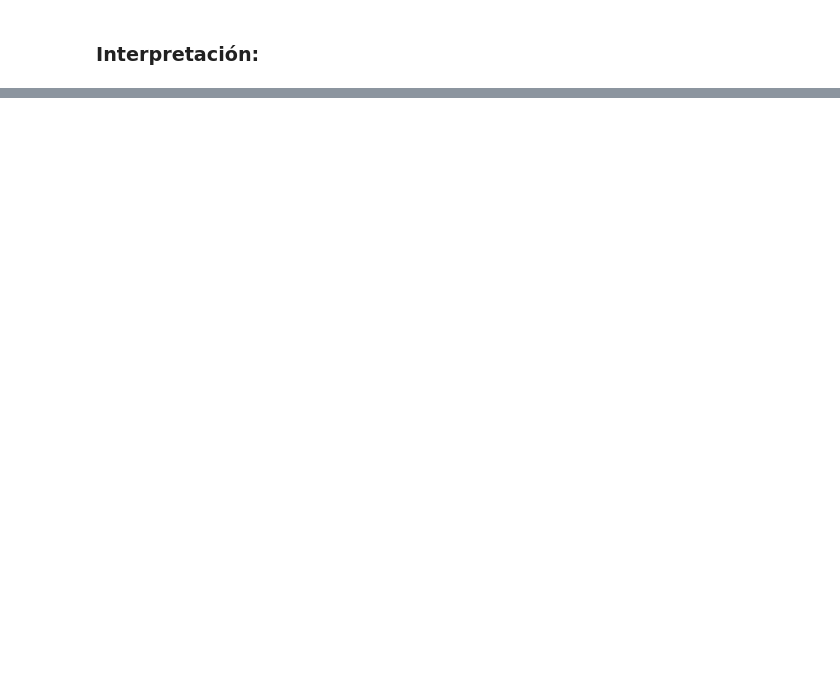
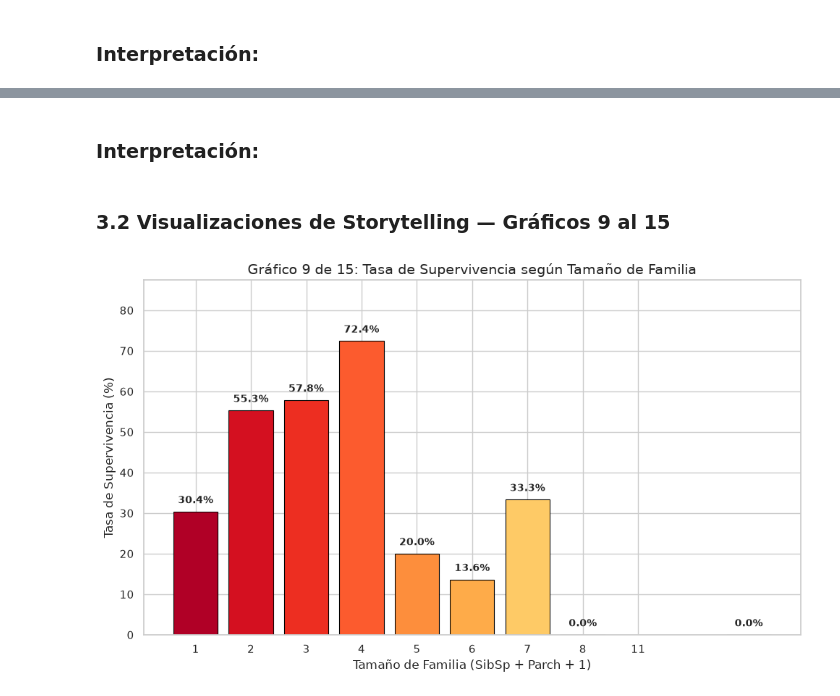
Before and after one commit to k3na1/preprocesamiento-titanic, a Jupyter notebook: titanic_analisis.ipynb, the cells around one changed output, grey strips where cells are left out. Saved outputs shown, nothing was run; the diff lists cells and outputs as text; code cells hidden in the pictures; blank space fills up the shorter version.

Commit message:
Ingeniería de Características y Visualizaciones Finales (Fase 3)

```diff
--- a/titanic_analisis.ipynb
+++ b/titanic_analisis.ipynb
@@ -277,0 +383,42 @@ plt.show()
+# %% [markdown]
+### Interpretación:
+# %% [markdown]
+### 3.2 Visualizaciones de Storytelling — Gráficos 9 al 15
+# %%
+# Gráfico 9 de 15: Tasa de Supervivencia según Tamaño de Familia
+# Este gráfico revela si viajar en familia mejoraba o empeoraba las probabilidades de sobrevivir.
+fig, ax = plt.subplots(figsize=(10, 6))
+
+# Calculamos la tasa de supervivencia promedio para cada tamaño de familia
+supervivencia_familia = df_clean.groupby('Tamaño_Familia')['Survived'].mean() * 100
+
+# Usamos un gráfico de barras con paleta degradada para resaltar diferencias
+barras = ax.bar(
+    supervivencia_familia.index,
+    supervivencia_familia.values,
+    color=sns.color_palette("YlOrRd_r", len(supervivencia_familia)),
+    edgecolor='black',
+    linewidth=0.8
+)
+
+# Añadimos etiquetas de porcentaje sobre cada barra
+for barra in barras:
+    altura = barra.get_height()
+    ax.text(
+        barra.get_x() + barra.get_width() / 2., altura + 1.5,
+        f'{altura:.1f}%', ha='center', va='bottom', fontsize=10, fontweight='bold'
+    )
+
+# Corrección de Warning: set_xticks antes de set_xticklabels
+ax.set_xticks(range(1, len(supervivencia_familia) + 1))
+ax.set_xticklabels([str(i) for i in supervivencia_familia.index])
+
+ax.set_title('Gráfico 9 de 15: Tasa de Supervivencia según Tamaño de Familia', fontsize=14)
+ax.set_xlabel('Tamaño de Familia (SibSp + Parch + 1)', fontsize=12)
+ax.set_ylabel('Tasa de Supervivencia (%)', fontsize=12)
+ax.set_ylim(0, max(supervivencia_familia.values) + 15)
+
+plt.tight_layout()
+plt.show()
+# %% [output]
+[figure, added]
```
Also changed, not shown: parts of 21 cells of this notebook.
